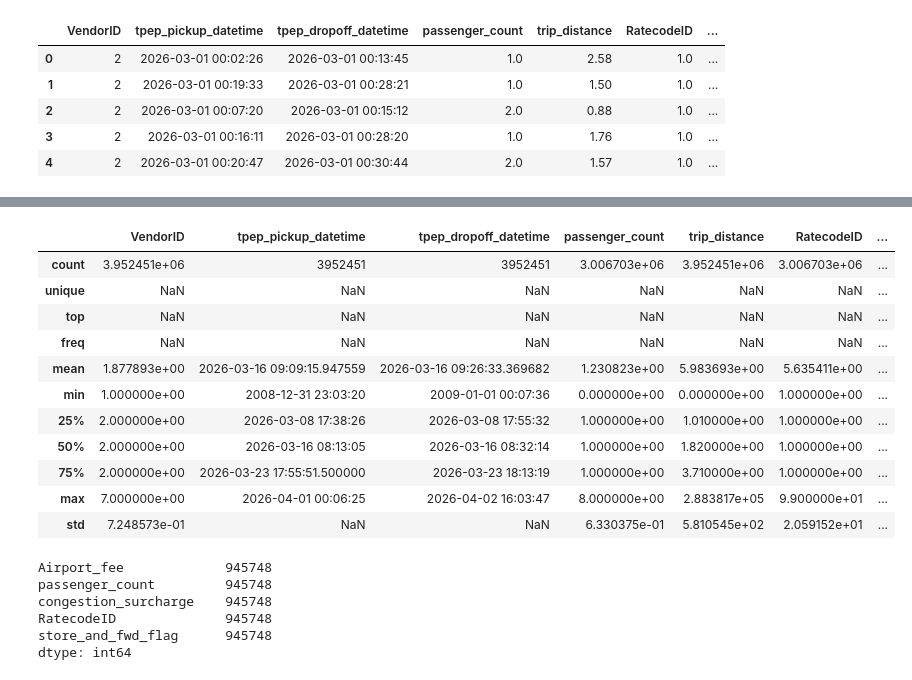
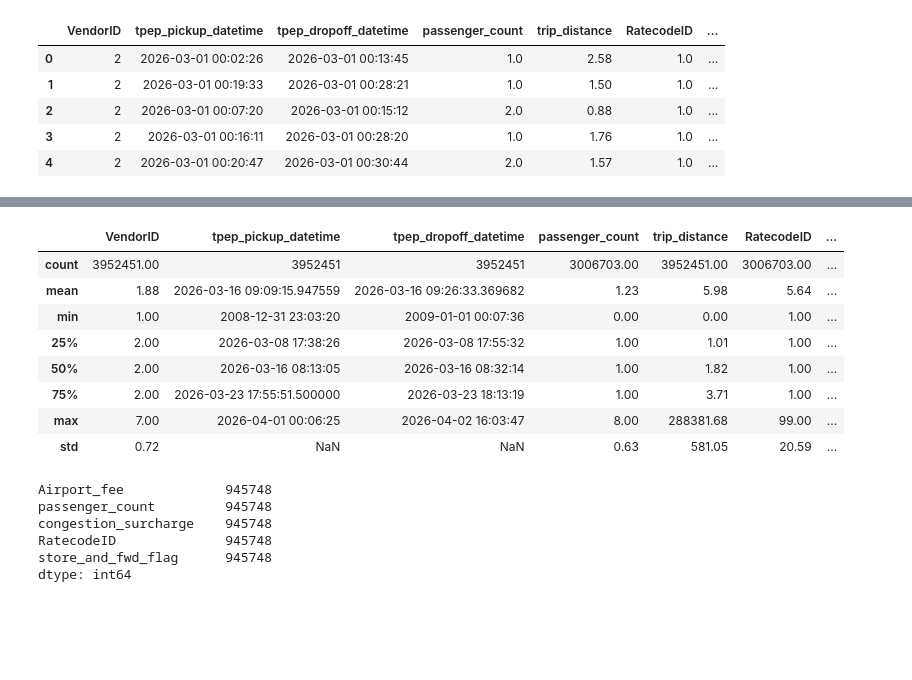
Before and after one commit to nmoguilner/ceia_add, a Jupyter notebook: tp_grupal_eda.ipynb, the cells around one changed output, grey strips where cells are left out. Saved outputs shown, nothing was run; the diff lists cells and outputs as text; code cells hidden in the pictures; blank space fills up the shorter version.

```diff
--- a/tp_grupal_eda.ipynb
+++ b/tp_grupal_eda.ipynb
@@ -67,20 +99,17 @@ Data columns (total 20 columns):
 dtypes: datetime64[us](2), float64(13), int32(3), int64(1), object(1)
 memory usage: 692.7 MB
 # %%
-df.describe(include="all")
+df.describe().round(2)
 # %% [output]
 |  | VendorID | tpep_pickup_datetime | tpep_dropoff_datetime | passenger_count | trip_distance | RatecodeID | ... |
-| count | 3.952451e+06 | 3952451 | 3952451 | 3.006703e+06 | 3.952451e+06 | 3.006703e+06 | ... |
-| unique | NaN | NaN | NaN | NaN | NaN | NaN | ... |
-| top | NaN | NaN | NaN | NaN | NaN | NaN | ... |
-| freq | NaN | NaN | NaN | NaN | NaN | NaN | ... |
-| mean | 1.877893e+00 | 2026-03-16 09:09:15.947559 | 2026-03-16 09:26:33.369682 | 1.230823e+00 | 5.983693e+00 | 5.635411e+00 | ... |
-| min | 1.000000e+00 | 2008-12-31 23:03:20 | 2009-01-01 00:07:36 | 0.000000e+00 | 0.000000e+00 | 1.000000e+00 | ... |
-| 25% | 2.000000e+00 | 2026-03-08 17:38:26 | 2026-03-08 17:55:32 | 1.000000e+00 | 1.010000e+00 | 1.000000e+00 | ... |
-| 50% | 2.000000e+00 | 2026-03-16 08:13:05 | 2026-03-16 08:32:14 | 1.000000e+00 | 1.820000e+00 | 1.000000e+00 | ... |
-| 75% | 2.000000e+00 | 2026-03-23 17:55:51.500000 | 2026-03-23 18:13:19 | 1.000000e+00 | 3.710000e+00 | 1.000000e+00 | ... |
-| max | 7.000000e+00 | 2026-04-01 00:06:25 | 2026-04-02 16:03:47 | 8.000000e+00 | 2.883817e+05 | 9.900000e+01 | ... |
-| std | 7.248573e-01 | NaN | NaN | 6.330375e-01 | 5.810545e+02 | 2.059152e+01 | ... |
+| count | 3952451.00 | 3952451 | 3952451 | 3006703.00 | 3952451.00 | 3006703.00 | ... |
+| mean | 1.88 | 2026-03-16 09:09:15.947559 | 2026-03-16 09:26:33.369682 | 1.23 | 5.98 | 5.64 | ... |
+| min | 1.00 | 2008-12-31 23:03:20 | 2009-01-01 00:07:36 | 0.00 | 0.00 | 1.00 | ... |
+| 25% | 2.00 | 2026-03-08 17:38:26 | 2026-03-08 17:55:32 | 1.00 | 1.01 | 1.00 | ... |
+| 50% | 2.00 | 2026-03-16 08:13:05 | 2026-03-16 08:32:14 | 1.00 | 1.82 | 1.00 | ... |
+| 75% | 2.00 | 2026-03-23 17:55:51.500000 | 2026-03-23 18:13:19 | 1.00 | 3.71 | 1.00 | ... |
+| max | 7.00 | 2026-04-01 00:06:25 | 2026-04-02 16:03:47 | 8.00 | 288381.68 | 99.00 | ... |
+| std | 0.72 | NaN | NaN | 0.63 | 581.05 | 20.59 | ... |
 # %%
 nulos = df.isna().sum().sort_values(ascending=False)
 nulos[nulos > 0]
```
Also changed, not shown: parts of 8 cells of this notebook, 1 other file.
